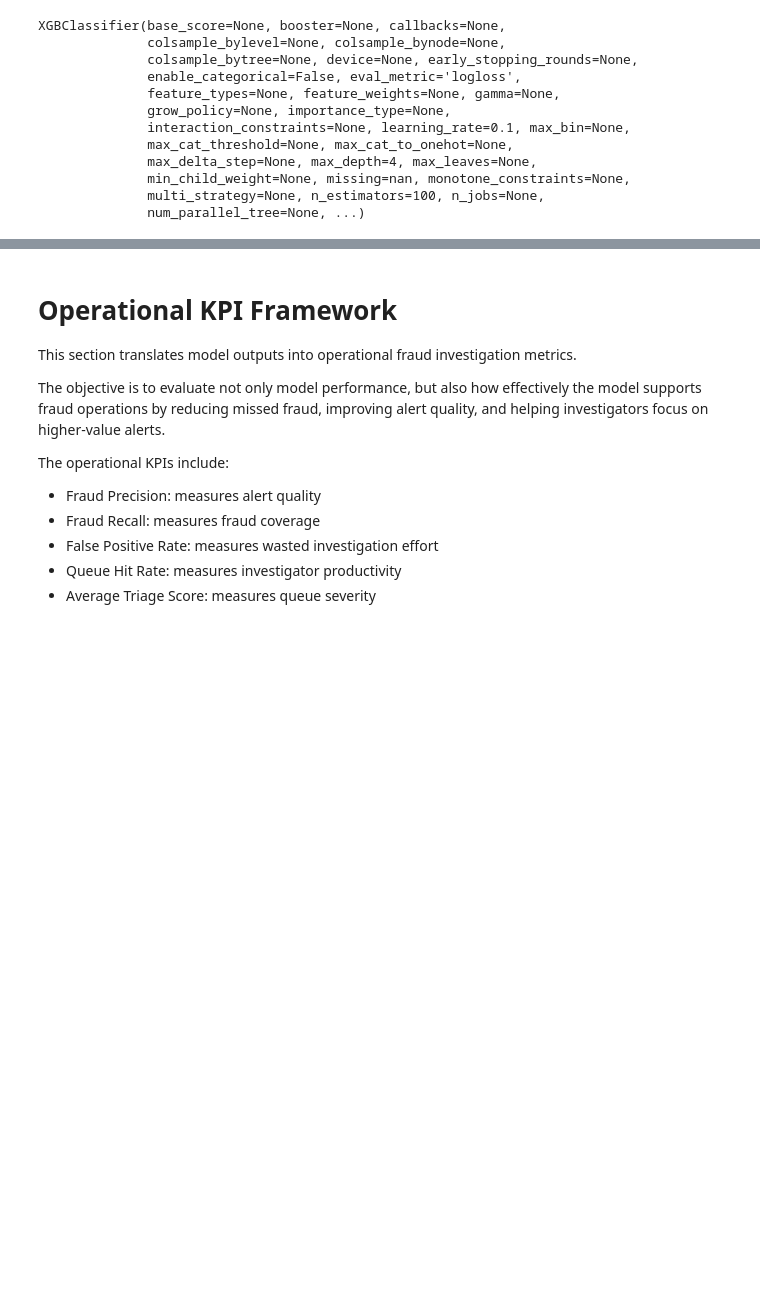
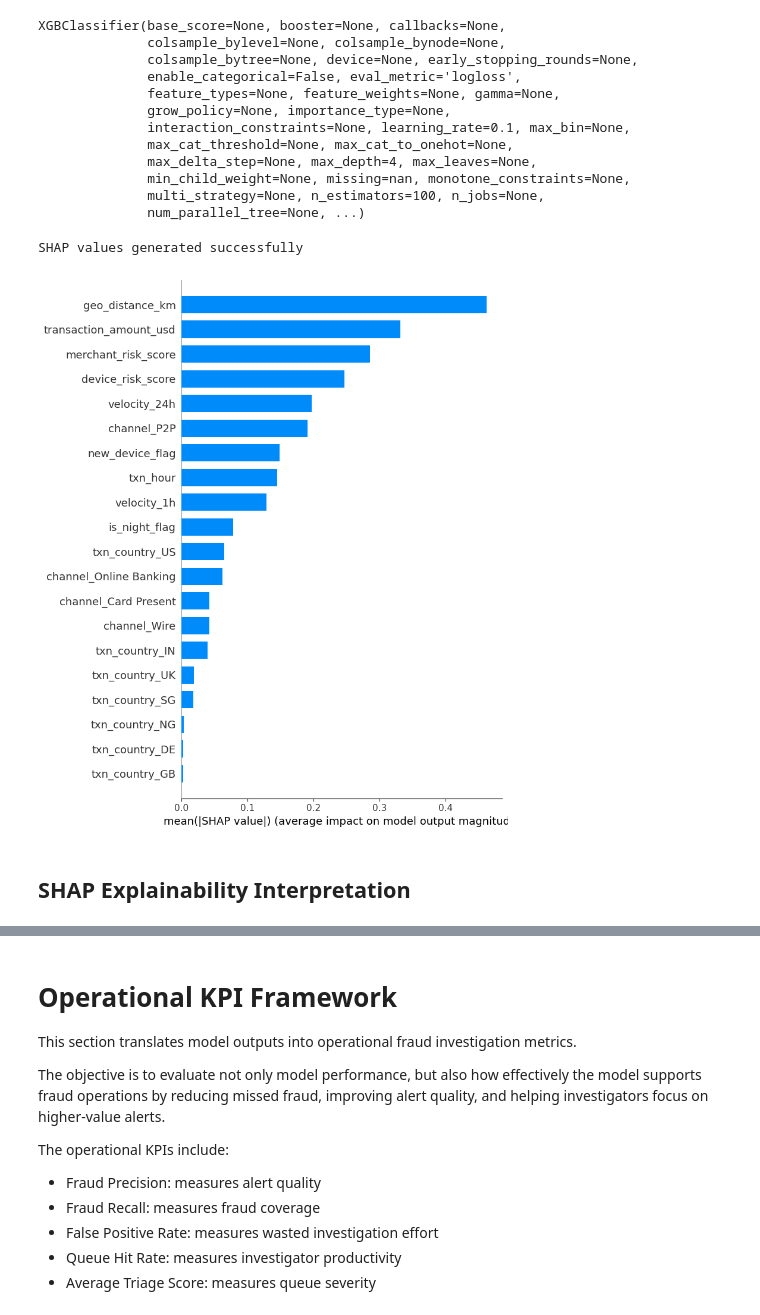
Before and after one commit to kuthurukarthikkumar-prog/jp-morgan-internship, a Jupyter notebook: 02_JPMorgan_Explainable_Fraud_Alert_Prioritization_Project_Kit/C_Supporting_Files/notebooks/jp_morgan_fraud_intelligence_Analysis.ipynb, the cells around one changed output, grey strips where cells are left out. Drawn from its saved outputs; the diff is of its cells as text; code cells hidden in the pictures; blank space fills up the shorter version.

Commit message:
Cleaned notebook and finalized explainable fraud workflow

```diff
--- a/02_JPMorgan_Explainable_Fraud_Alert_Prioritization_Project_Kit/C_Supporting_Files/notebooks/jp_morgan_fraud_intelligence_Analysis.ipynb
+++ b/02_JPMorgan_Explainable_Fraud_Alert_Prioritization_Project_Kit/C_Supporting_Files/notebooks/jp_morgan_fraud_intelligence_Analysis.ipynb
@@ -601,5 +401,0 @@ print(os.listdir())
-# %%
-# Create a working copy of transaction dataset
-# Using .copy() prevents accidental modification of original raw data
-
-df = transactions.copy()
@@ -646,10 +424,8 @@ X.shape
 # %%
-# Recreate feature matrix from original dataframe
-# This ensures we start from clean data before encoding
-
 X = df.drop(
     columns=[
         "fraud_label",
+        "alert_generated",
         "transaction_id",
         "event_ts",
         "customer_id",
@@ -658,7 +434,6 @@ X = df.drop(
     errors="ignore"
 )
 
-# Define target variable
 y = df["fraud_label"]
 # %%
 # Identify categorical/text columns
@@ -958,0 +677,6 @@ from xgboost import XGBClassifier
+# %%
+cat_cols = X.select_dtypes(include="object").columns
+
+X = pd.get_dummies(X, columns=cat_cols, drop_first=True)
+
+print(X.select_dtypes(include="object").columns.tolist())
@@ -1003,3 +740,22 @@ xgb_pred = xgb_model.predict(X_test)
 # These probabilities are used for ROC-AUC evaluation
 
 xgb_prob = xgb_model.predict_proba(X_test)[:, 1]
+# %%
+import shap
+
+explainer = shap.TreeExplainer(xgb_model)
+shap_values = explainer.shap_values(X_test)
+
+print("SHAP values generated successfully")
+# %% [output]
+SHAP values generated successfully
+# %%
+shap.summary_plot(
+    shap_values,
+    X_test,
+    plot_type="bar"
+)
+# %% [output]
+[figure, added]
+# %% [markdown]
+## SHAP Explainability Interpretation
```
Also changed, not shown: parts of 48 cells of this notebook, 1 other file.
